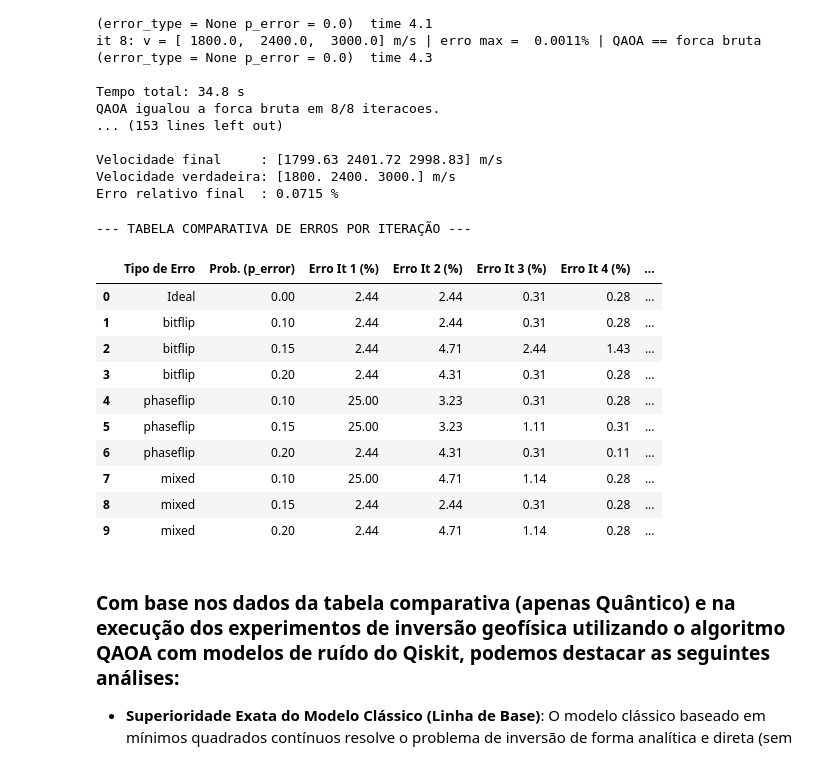
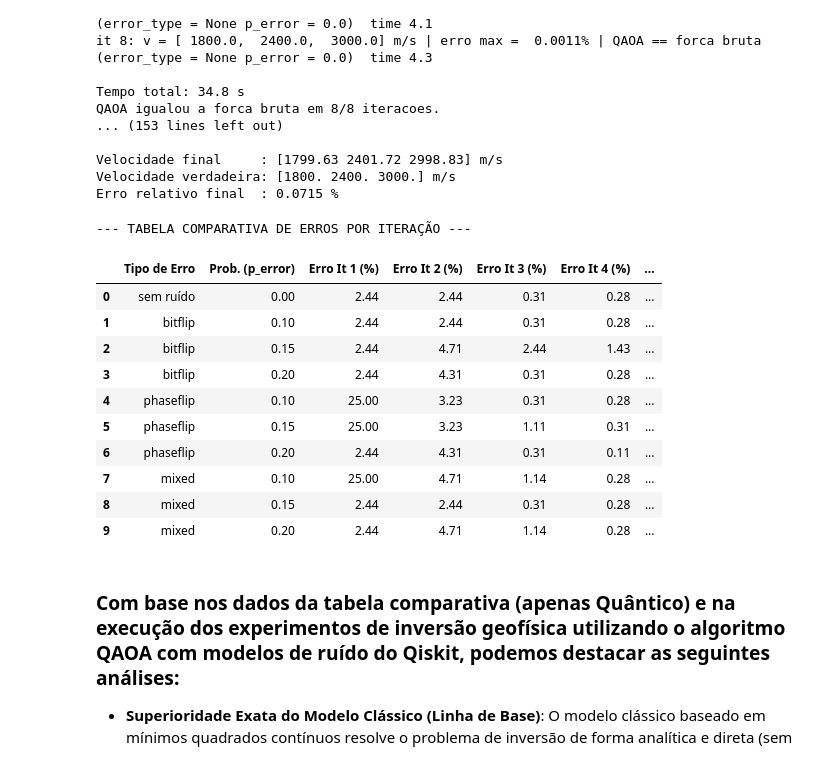
Before and after one commit to irajamuller/tecnologias-quanticas, a Jupyter notebook: Otimizacao_geo1.ipynb, the cells around one changed output. Saved outputs shown, nothing was run; the diff lists cells and outputs as text; code cells hidden in the pictures.

```diff
--- a/Otimizacao_geo1.ipynb
+++ b/Otimizacao_geo1.ipynb
@@ -476,33 +476,33 @@ Erro relativo final  : 0.0715 %
 # %%
 data = []
 for i, exp in enumerate(experiments):
-	tipo = str(exp['error_type']) if exp['error_type'] is not None else 'Ideal'
+	tipo = str(exp['error_type']) if exp['error_type'] is not None else 'sem ruído'
 	p = exp['p_error']
 
 	row = {
 		'Tipo de Erro': tipo,
 		'Prob. (p_error)': p,
 	}
 
 	for it_idx, err_val in enumerate(hist_err_total[i], start=1):
 		row[f'Erro It {it_idx} (%)'] = round(err_val, 2)
 
 	# Cálculo dos acertos e da porcentagem correspondente
 	total_matches = sum(match_total[i])
 	pct_matches = (total_matches / N_ITER) * 100
 
 	# Coluna com a quantidade de vezes que atingiu o ótimo e a porcentagem
 	row['Força Bruta QUBO (Match/N_ITER)'] = f"{total_matches}/{N_ITER} ({pct_matches:.1f}%)"
 
 	data.append(row)
 
 df_results = pd.DataFrame(data)
 print("\n--- TABELA COMPARATIVA DE ERROS POR ITERAÇÃO ---")
 df_results
 # %% [output]
 --- TABELA COMPARATIVA DE ERROS POR ITERAÇÃO ---
 |  | Tipo de Erro | Prob. (p_error) | Erro It 1 (%) | Erro It 2 (%) | Erro It 3 (%) | Erro It 4 (%) | ... |
-| 0 | Ideal | 0.00 | 2.44 | 2.44 | 0.31 | 0.28 | ... |
+| 0 | sem ruído | 0.00 | 2.44 | 2.44 | 0.31 | 0.28 | ... |
 | 1 | bitflip | 0.10 | 2.44 | 2.44 | 0.31 | 0.28 | ... |
 | 2 | bitflip | 0.15 | 2.44 | 4.71 | 2.44 | 1.43 | ... |
 | 3 | bitflip | 0.20 | 2.44 | 4.31 | 0.31 | 0.28 | ... |
```
